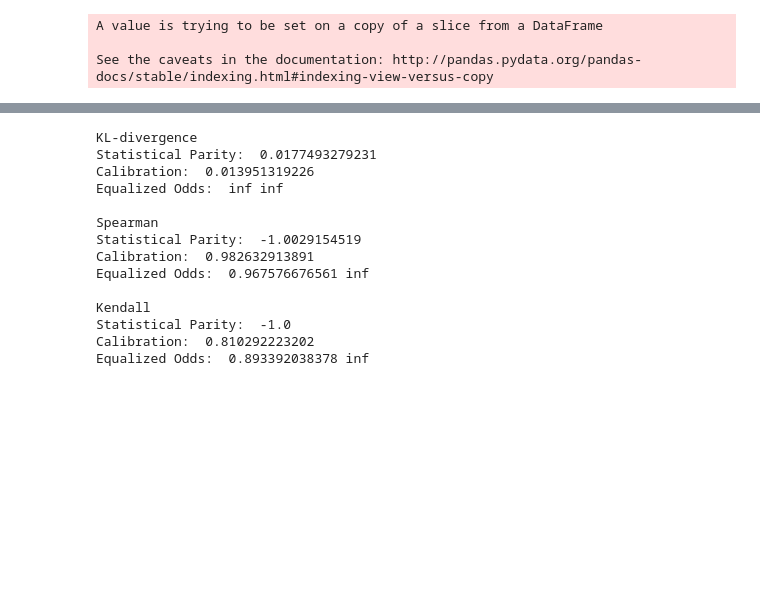
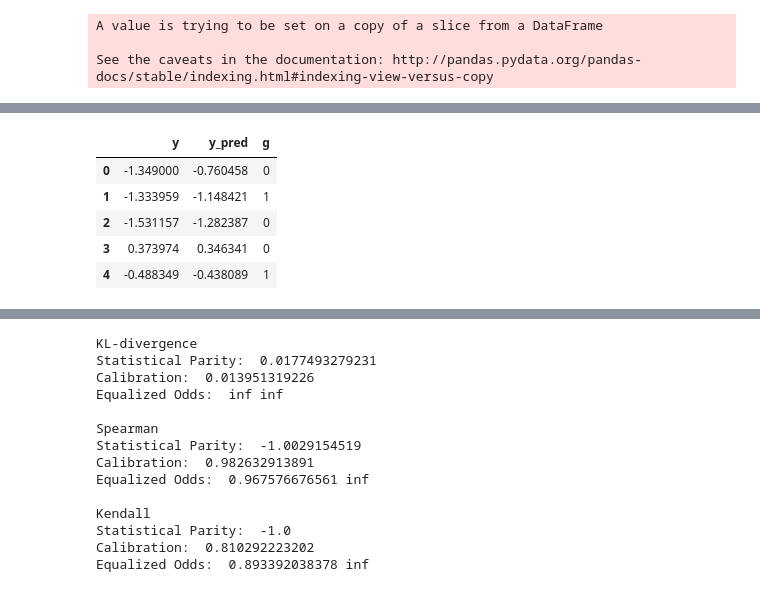
Before and after one commit to caitlinkuhlman/fair_ranking, a Jupyter notebook: Audit_KL_Real_Data.ipynb, the cells around one changed output, grey strips where cells are left out. Saved outputs shown, nothing was run; the diff lists cells and outputs as text; code cells hidden in the pictures; blank space fills up the shorter version.

```diff
--- a/Audit_KL_Real_Data.ipynb
+++ b/Audit_KL_Real_Data.ipynb
@@ -79,2 +79,11 @@ random forest mse:  0.0129832783332
 Best C value:  10
 linear svm:  0.0014880828508
+# %%
+df_lr.head()
+# %% [output]
+|  | y | y_pred | g |
+| 0 | -1.349000 | -0.760458 | 0 |
+| 1 | -1.333959 | -1.148421 | 1 |
+| 2 | -1.531157 | -1.282387 | 0 |
+| 3 | 0.373974 | 0.346341 | 0 |
+| 4 | -0.488349 | -0.438089 | 1 |
```
Also changed, not shown: parts of 3 cells of this notebook, 10 other files.
